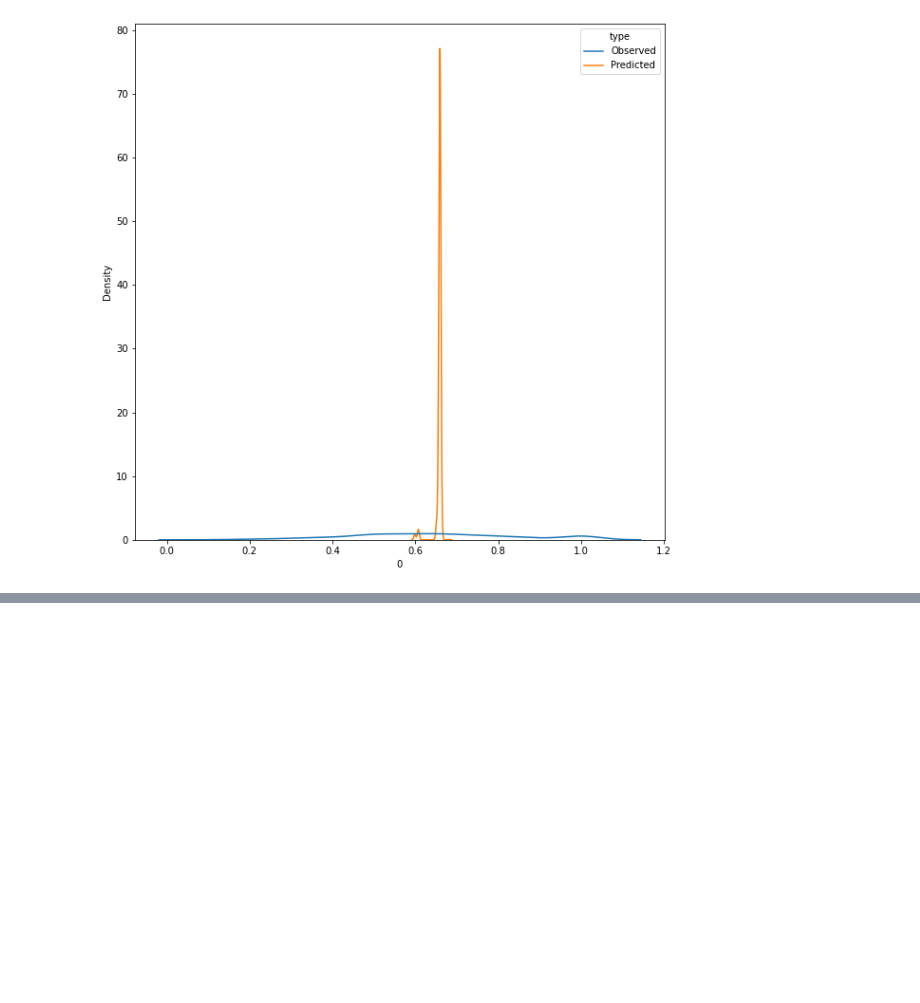
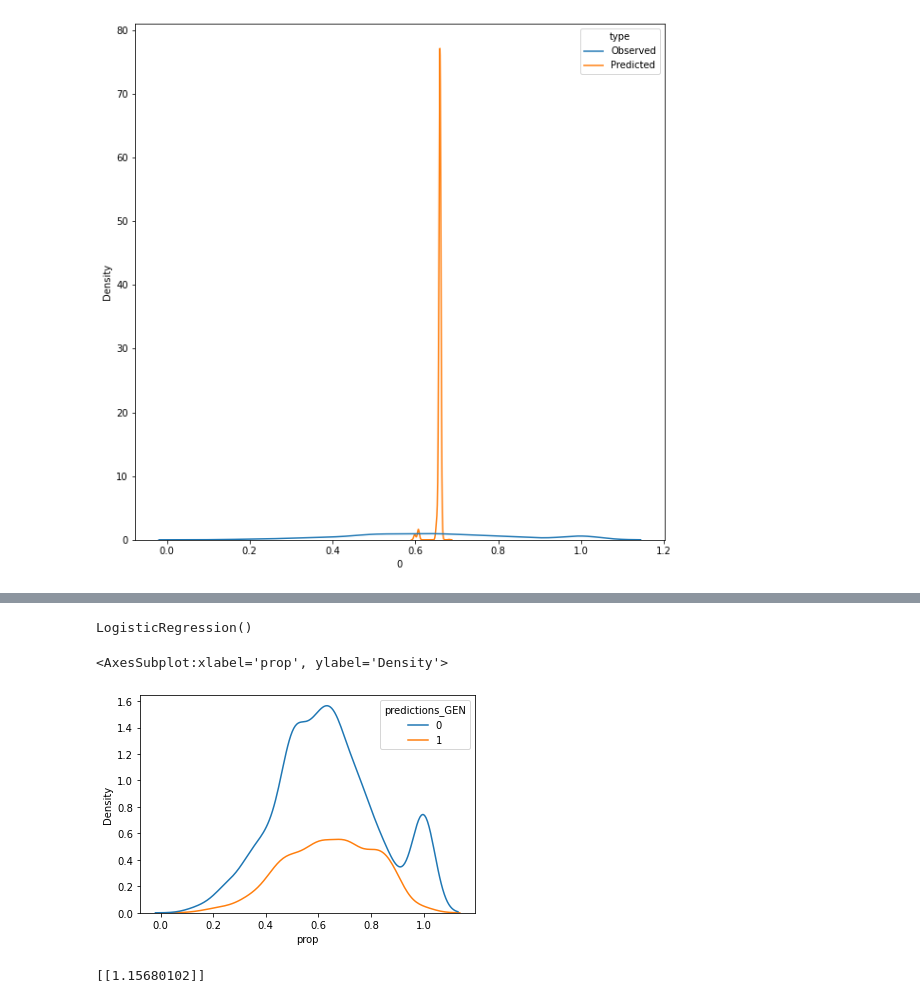
Before and after one commit to ZacharyP-E/are-you-gitting-me, a Jupyter notebook: 3.0 Regressions Analysis.ipynb, the cells around one changed output, grey strips where cells are left out. Drawn from its saved outputs; the diff is of its cells as text; code cells hidden in the pictures; blank space fills up the shorter version.

```diff
--- a/3.0 Regressions Analysis.ipynb
+++ b/3.0 Regressions Analysis.ipynb
@@ -277,0 +257,3 @@ plt.show()
+# %%
+lsoa_dummies = lsoa_clt_gent.merge(pd.get_dummies(lsoa_clt_gent[['predictions']]), left_index = True, right_index = True, how = "left")
+lsoa_dummies
@@ -277,0 +274,21 @@ plt.show()
+# %%
+from sklearn import linear_model
+lsoa_dummies = lsoa_dummies.dropna()
+X = np.array(lsoa_dummies['prop']).reshape(-1, 1)
+y = np.array(lsoa_dummies['predictions_GEN'])
+logr = linear_model.LogisticRegression()
+logr.fit(X,y)
+# %% [output]
+LogisticRegression()
+# %%
+sns.kdeplot(data = lsoa_dummies, hue = 'predictions_GEN', x = 'prop')
+# %% [output]
+<AxesSubplot:xlabel='prop', ylabel='Density'>
+[figure, added]
+# %%
+log_odds = logr.coef_
+odds = np.exp(log_odds)
+
+print(odds)
+# %% [output]
+[[1.15680102]]
```
Also changed, not shown: parts of 14 cells of this notebook, 1 other file.
